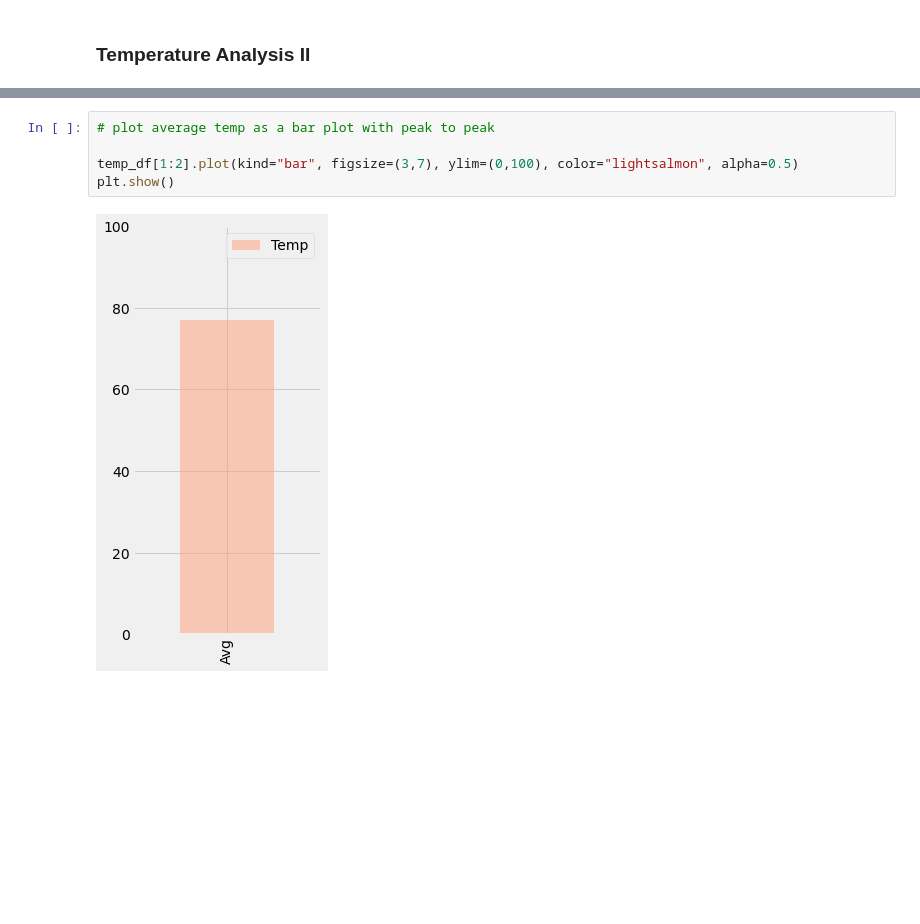
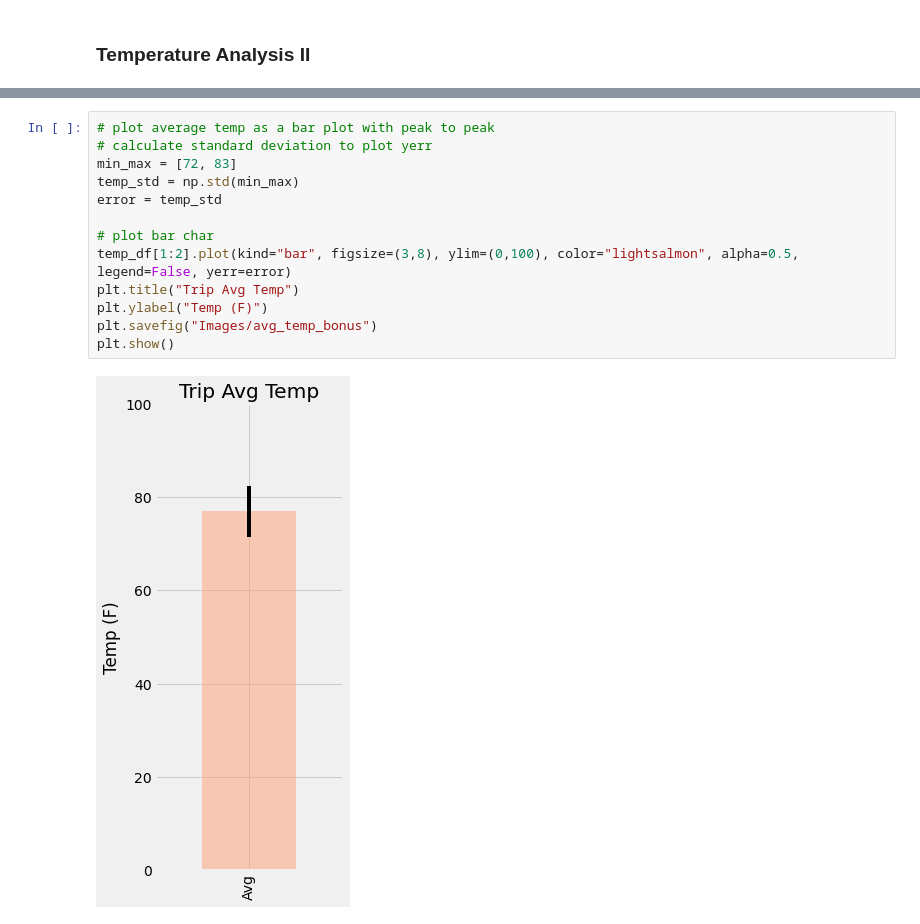
Before and after one commit to alplky/sqlalchemy-challenge, a Jupyter notebook: bonus_temp_analysis.ipynb, the cells around one changed output, grey strips where cells are left out. Drawn from its saved outputs; the diff is of its cells as text; blank space fills up the shorter version.

Commit message:
Finally figured out yerr! Adding fig to images folder

```diff
--- a/bonus_temp_analysis.ipynb
+++ b/bonus_temp_analysis.ipynb
@@ -199,10 +201,18 @@ temp_df
 [interactive output not drawn]
 # %%
 # plot average temp as a bar plot with peak to peak
+# calculate standard deviation to plot yerr
+min_max = [72, 83]
+temp_std = np.std(min_max)
+error = temp_std
 
-temp_df[1:2].plot(kind="bar", figsize=(3,7), ylim=(0,100), color="lightsalmon", alpha=0.5)
+# plot bar char
+temp_df[1:2].plot(kind="bar", figsize=(3,8), ylim=(0,100), color="lightsalmon", alpha=0.5, legend=False, yerr=error)
+plt.title("Trip Avg Temp")
+plt.ylabel("Temp (F)")
+plt.savefig("Images/avg_temp_bonus")
 plt.show()
 # %% [output]
-[figure, old version]
+[figure, new version]
 [interactive output not drawn]
 [interactive output not drawn]
```
Also changed, not shown: parts of 2 cells of this notebook, 1 other file.
